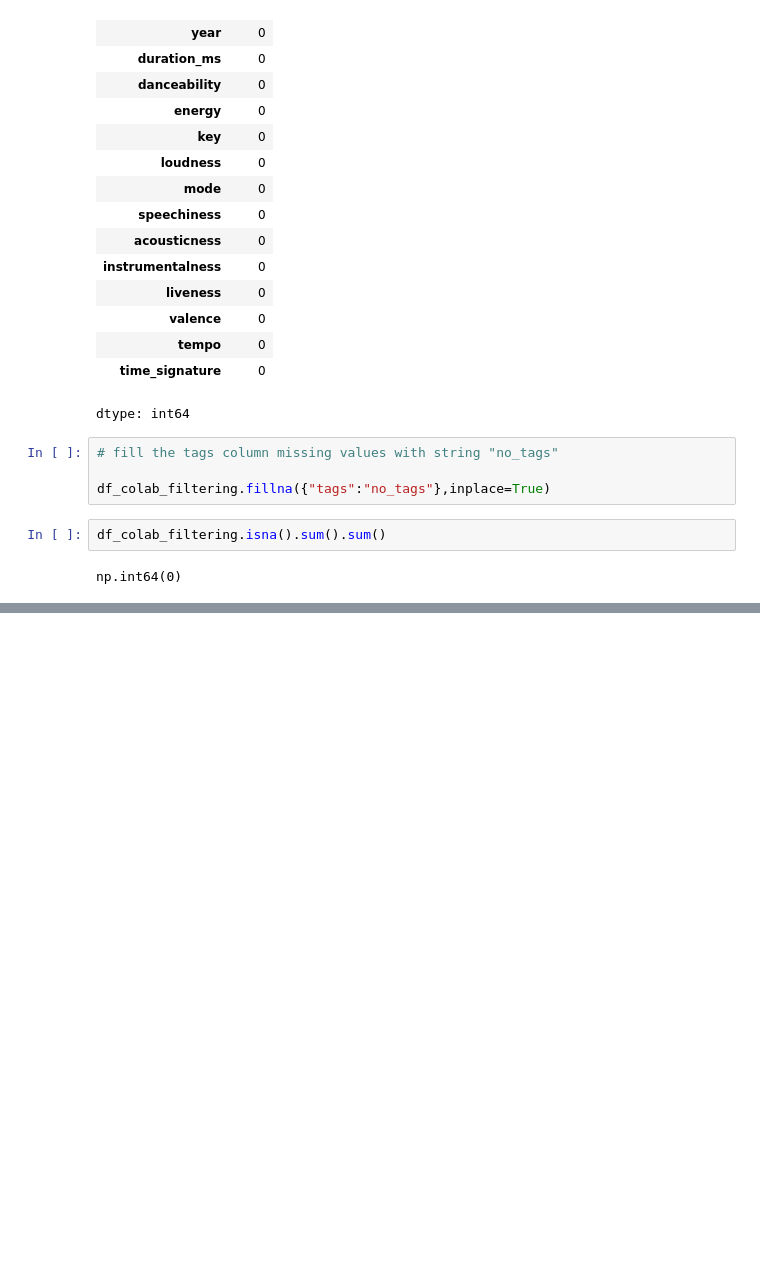
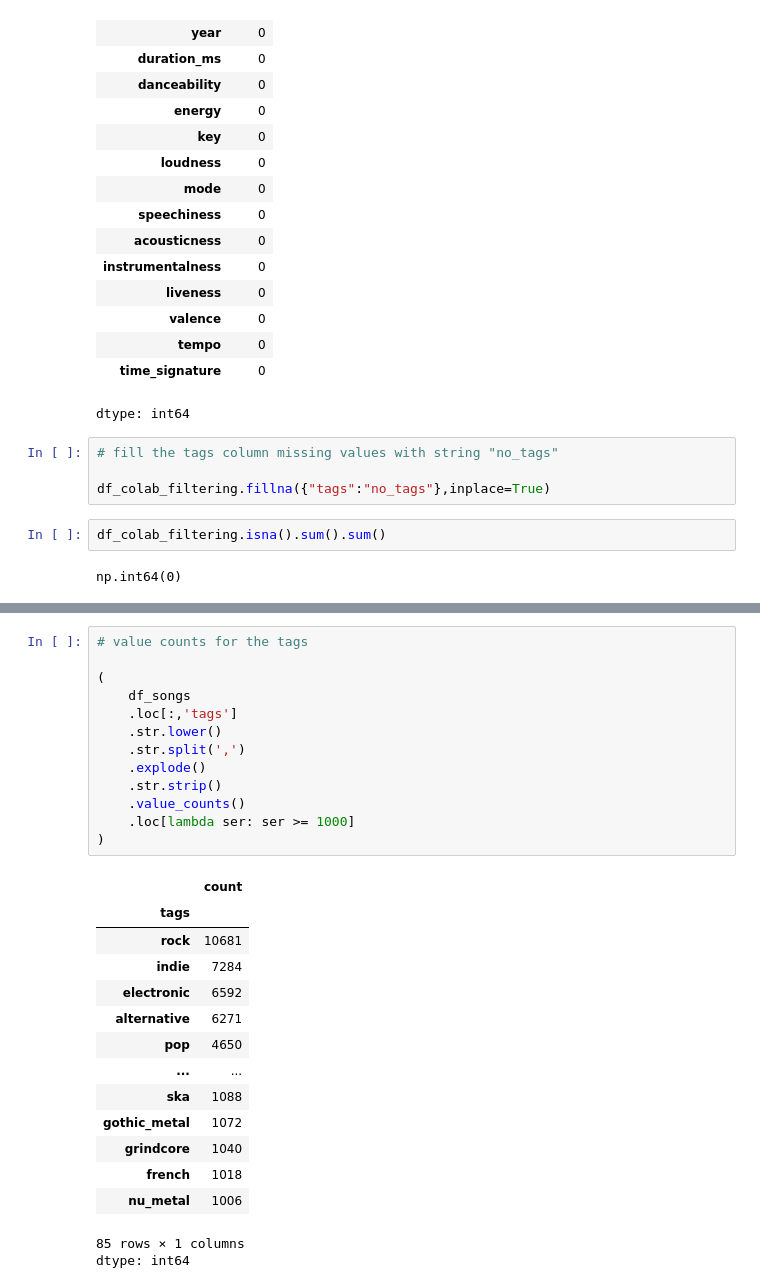
Before and after one commit to vaibhav12686/Hybrid-Recommender-System, a Jupyter notebook: Content_Based_Filtering.ipynb, the cells around one changed output, grey strips where cells are left out. Drawn from its saved outputs; the diff is of its cells as text; blank space fills up the shorter version.

```diff
--- a/Content_Based_Filtering.ipynb
+++ b/Content_Based_Filtering.ipynb
@@ -233,0 +294,29 @@ np.int64(0)
+# %%
+# value counts for the tags
+
+(
+    df_songs
+    .loc[:,'tags']
+    .str.lower()
+    .str.split(',')
+    .explode()
+    .str.strip()
+    .value_counts()
+    .loc[lambda ser: ser >= 1000]
+)
+# %% [output]
+|  | count |
+| tags |  |
+| rock | 10681 |
+| indie | 7284 |
+| electronic | 6592 |
+| alternative | 6271 |
+| pop | 4650 |
+| ... | ... |
+| ska | 1088 |
+| gothic_metal | 1072 |
+| grindcore | 1040 |
+| french | 1018 |
+| nu_metal | 1006 |
+85 rows × 1 columns
+dtype: int64
```
Also changed, not shown: parts of 5 cells of this notebook.
